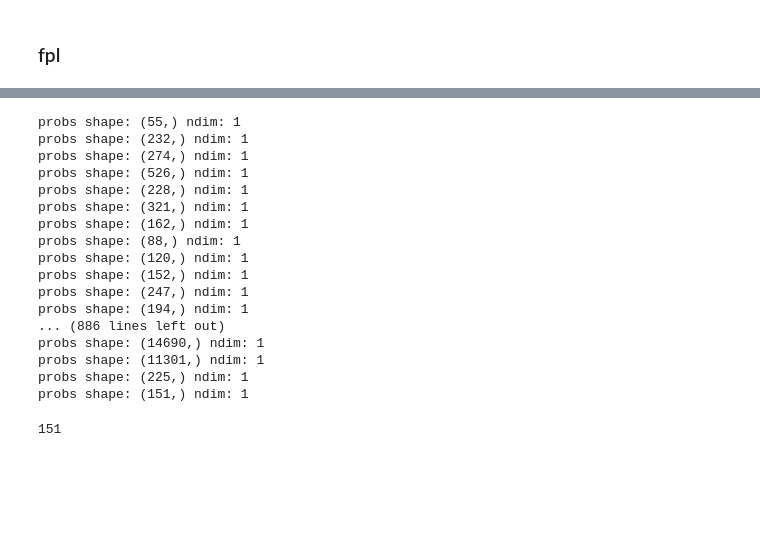
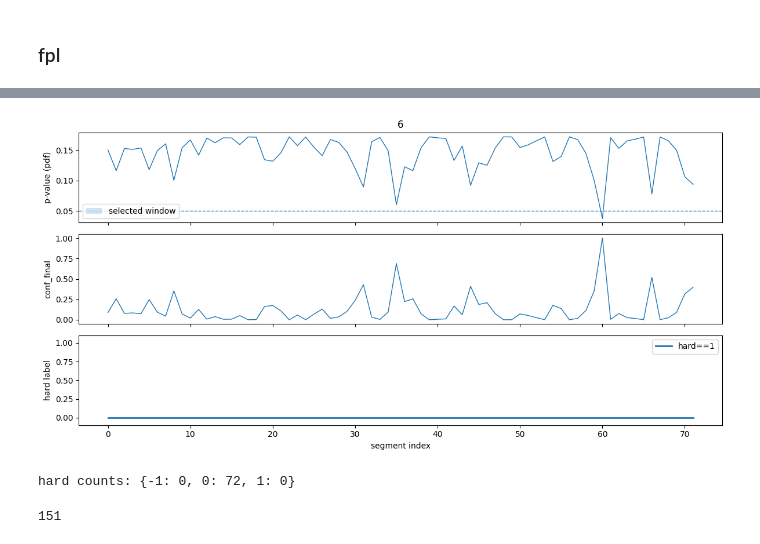
Before and after one commit to deepvad-team/video-anomaly-detection, a Jupyter notebook: notebooks/Unsupervised_PL_C2FPL.ipynb, the cells around one changed output, grey strips where cells are left out. Cells and saved outputs as stored; diff of their text form; code cells hidden in the pictures; blank space fills up the shorter version.

```diff
--- a/notebooks/Unsupervised_PL_C2FPL.ipynb
+++ b/notebooks/Unsupervised_PL_C2FPL.ipynb
@@ -325,3 +566,10 @@ p = multivariate_normal(mu_GMM, var_GMM)
+# %%
+idel = list(normal_set.keys())[3]
+sample = normal_set[idel]
+plot_fpl_debug(sample, p, ground_truth[idel], beta=beta, alpha=0.05, title=str(idel))
+# %% [output]
+[figure, added]
+hard counts: {-1: 0, 0: 72, 1: 0}
 # %%
 ''' 요게 원래 버전
 ground_truth = {}
@@ -367,7 +615,7 @@ for (idel, sample) in abnormal_set.items():
     '''
     probs = p.pdf(sample_matrix)
     probs = np.asarray(probs, dtype=np.float64)
-    print("probs shape:", probs.shape, "ndim:", probs.ndim)
+    #print("probs shape:", probs.shape, "ndim:", probs.ndim)
 
     m = len(probs)
     if m==0:
@@ -381,19 +629,43 @@ for (idel, sample) in abnormal_set.items():
     win_sums = csum[window_size:] - csum[:-window_size]
     win_means = win_sums / window_size
 
-    start = int(np.argmin(win_means))
+    start = int(np.argmin(win_means)) #윈도우 선택
 
+    #추가 (후보 anomaly region)
+    win_mask = np.zeros(m, dtype=np.float32)
+    win_mask[start:start+window_size] = 1.0
+
+    #anomaly evidence 만들기: -log + 정규화
     conf = -np.log(probs + 1e-12)
     conf = (conf - conf.min()) / (conf.max() - conf.min() + 1e-12)
 
-
     #변화량 기준 추가
     delta = np.abs(np.diff(conf, prepend=conf[0]))
-    delta = (delta - delta.min()) / (delta.max() - delta.min() + 1e-12)
 
+    #결합 conf_final = self-paced에 쓸 conf_score
     conf_final = conf * delta
+    conf_final = (conf_final - conf_final.min()) / (conf_final.max() - conf_final.min() + 1e-12) #추가
     conf_final = np.clip(conf_final, 0.0, 1.0)
 
+    # 초기 hard label 선정
+    #t_pos = 0.6 #확실한 이상만
+    #t_neg = 0.1 #확실한 정상만
+    #hard[(conf_final >= t_pos)] = 1
+    #hard[(conf_final <= t_neg)] = 0
+    # win_mask 안에서만 abnormal 확정 (밖에 있던 애들은 ignore로 모른다고 남기기)
+    #hard[(win_mask == 0) & (hard == 1)] = -1
+
+    hard = -np.ones(m, dtype=np.int8)  # -1 = ignore
+
+    hard[start:start+window_size] = 1
+
+    ground_truth[idel] = {
+        "conf": conf_final.astype(np.float32),  #(m,) 전 구간 confidence score
+        "hard": hard.astype(np.int8),   #(m,) -1/0/1
+        "win": win_mask.astype(np.uint8), #(m,) 후보 window (디버그용)
+    }
+
+    """ Dirichlet 수식
     e_anom = conf_final
 
     e_norm = np.ones_like(conf_final)
@@ -409,28 +681,10 @@ for (idel, sample) in abnormal_set.items():
 
     soft_label = p_anom * confidence
 
-    temp_list = np.zeros(m,dtype=np.float32)
-    temp_list[start:start+window_size] = soft_label[start:start+window_size]  #soft label로 변경
-
-    ground_truth[idel] = temp_list.tolist()
+    #temp_list = np.zeros(m,dtype=np.float32)
+    #temp_list[start:start+window_size] = soft_label[start:start+window_size]  #soft label로 변경
+    #ground_truth[idel] = temp_list.tolist()
+    """
-# %% [output]
-probs shape: (55,) ndim: 1
-probs shape: (232,) ndim: 1
-probs shape: (274,) ndim: 1
-probs shape: (526,) ndim: 1
-probs shape: (228,) ndim: 1
-probs shape: (321,) ndim: 1
-probs shape: (162,) ndim: 1
-probs shape: (88,) ndim: 1
-probs shape: (120,) ndim: 1
-probs shape: (152,) ndim: 1
-probs shape: (247,) ndim: 1
-probs shape: (194,) ndim: 1
-... (886 lines left out)
-probs shape: (14690,) ndim: 1
-probs shape: (11301,) ndim: 1
-probs shape: (225,) ndim: 1
-probs shape: (151,) ndim: 1
 # %%
 len(probs)
 # %% [output]
```
Also changed, not shown: parts of 26 cells of this notebook, 9 other files.
